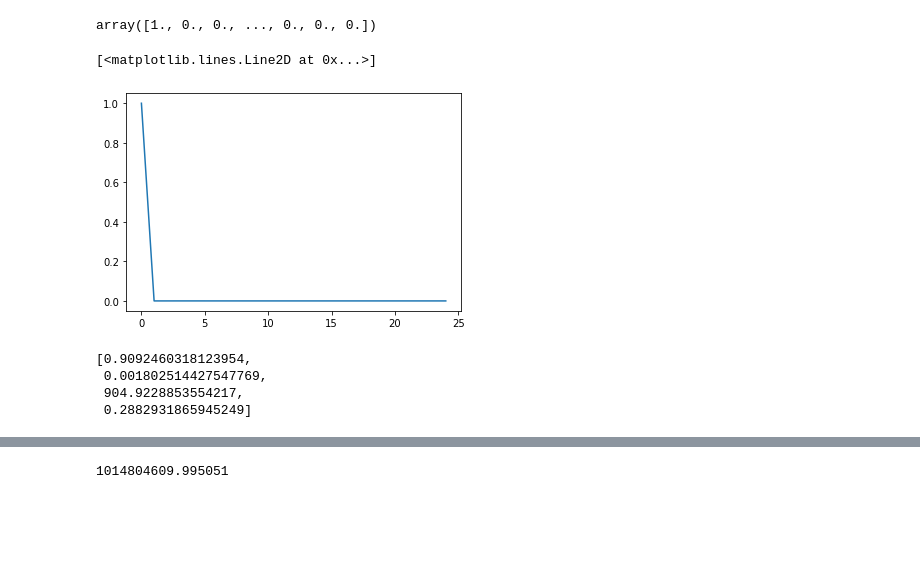
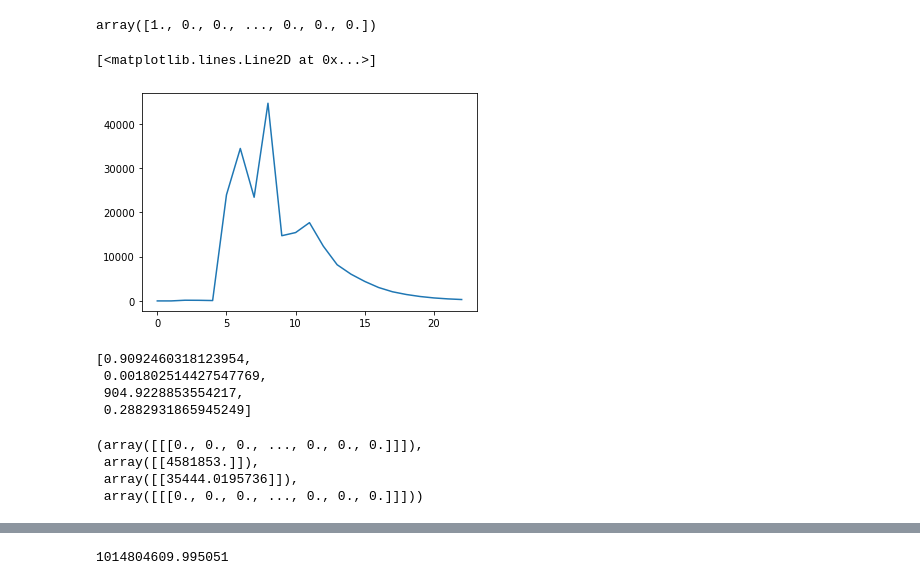
Before and after one commit to Mpkosh/people_are, a Jupyter notebook: abc_mcmc.ipynb, the cells around one changed output, grey strips where cells are left out. Cells and saved outputs as stored; diff of their text form; code cells hidden in the pictures; blank space fills up the shorter version.

```diff
--- a/abc_mcmc.ipynb
+++ b/abc_mcmc.ipynb
@@ -104,6 +104,11 @@ def model(args):
     #ma = max(Y)
     #ind_ma = int(np.linspace(0, 1800, 1801)[Y==ma][0])
     return Y
+# %%
+# mu, alpha, beta, I0
+# for sim, 'a' for sim, 'lam_m' for sim,  fractions with different exposure history?
+optimal_parameters =  [0.9092460318123954, 0.001802514427547769,
+                       904.9228853554217, 0.2882931865945249]
 # %%
 mu, alpha, beta, I0 = optimal_parameters
 pop = 4581854.0
@@ -124,10 +129,10 @@ y
 # %% [output]
 array([1., 0., 0., ..., 0., 0., 0.])
 # %%
-plt.plot(y[:25])
+plt.plot(model_resid(optimal_parameters))
 # %% [output]
 [<matplotlib.lines.Line2D at 0x...>]
-[figure, old version]
+[figure, new version]
 # %%
 optimal_parameters
 # %% [output]
@@ -174,0 +195,8 @@ def model_resid(args):
+# %%
+# 0s, all pop., ? , 0s
+population_immunity, rho, r0, rt
+# %% [output]
+(array([[[0., 0., 0., ..., 0., 0., 0.]]]),
+ array([[4581853.]]),
+ array([[35444.0195736]]),
+ array([[[0., 0., 0., ..., 0., 0., 0.]]]))
```
Also changed, not shown: parts of 33 cells of this notebook.
